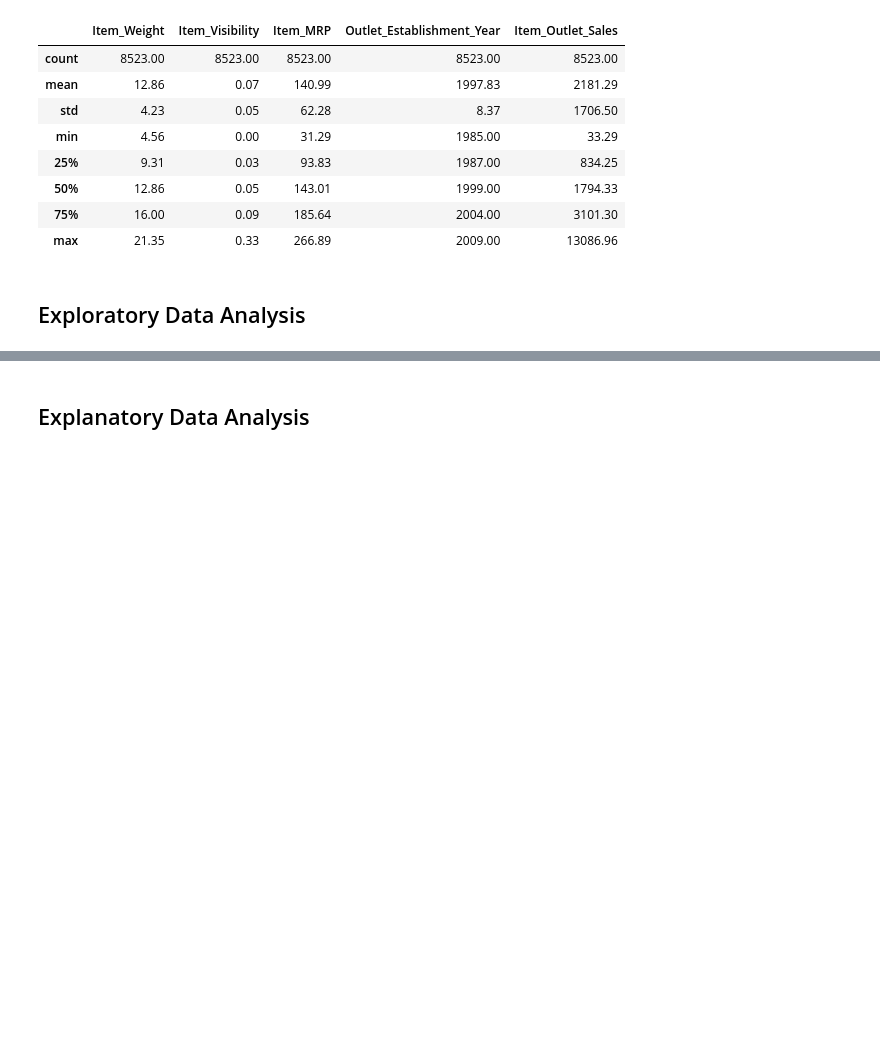
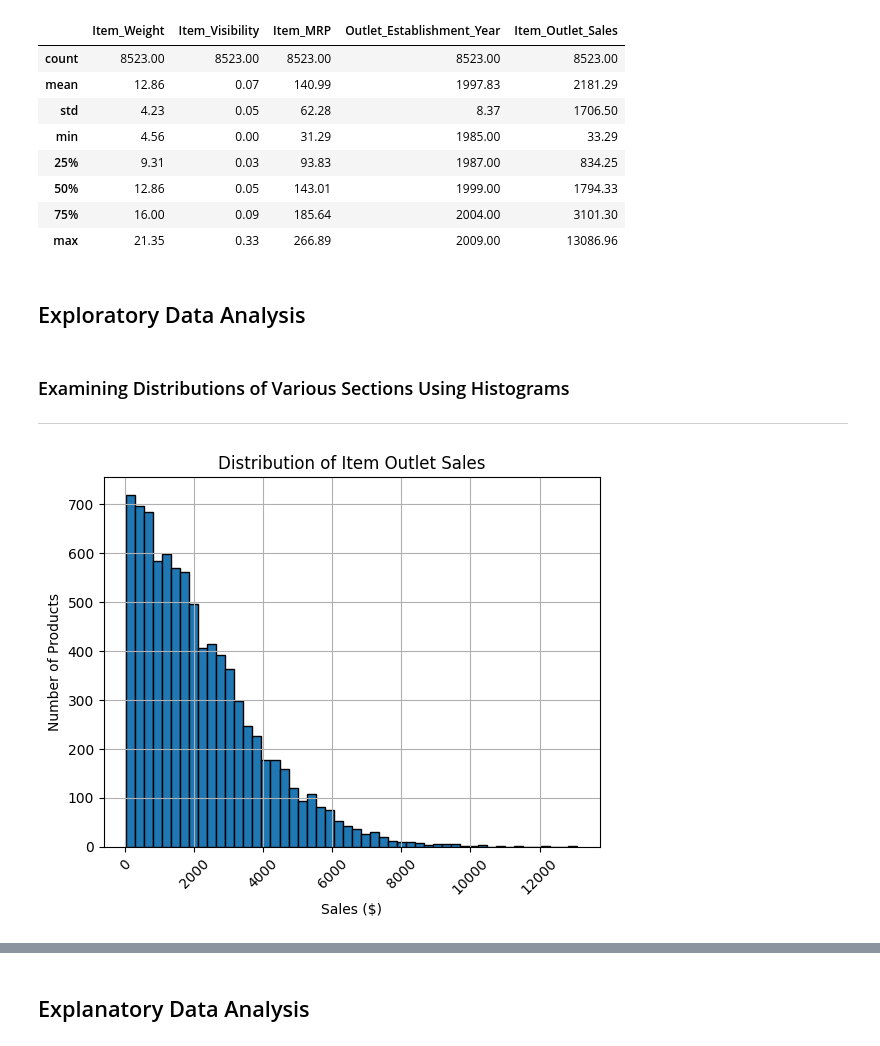
Before and after one commit to Jalicia-Harris/Predictions-of-Product-Sales, a Jupyter notebook: Copy_of_Copy_of_prediction_of_product_sales_jalicia_harris.ipynb, the cells around one changed output, grey strips where cells are left out. Drawn from its saved outputs; the diff is of its cells as text; code cells hidden in the pictures; blank space fills up the shorter version.

```diff
--- a/Copy_of_Copy_of_prediction_of_product_sales_jalicia_harris.ipynb
+++ b/Copy_of_Copy_of_prediction_of_product_sales_jalicia_harris.ipynb
@@ -15,6 +19,6 @@ import numpy as np
 # %%
 # Load file, display column info, and preview rows
-df = pd.read_csv('/content/sales_predictions (1).csv')
+df = pd.read_csv('/content/drive/MyDrive/Data/sales_predictions.csv')
 df.info()
 df.head()
 # %% [output]
@@ -161,3 +167,16 @@ df.describe().round(2)
 | max | 21.35 | 0.33 | 266.89 | 2009.00 | 13086.96 |
 # %% [markdown]
 ## Exploratory Data Analysis
+# %% [markdown]
+### Examining Distributions of Various Sections Using Histograms
+
+---
+# %%
+# Create a histogram to view the distributions of various features in the dateset
+ax = df['Item_Outlet_Sales'].hist(bins=50, edgecolor = 'black')
+ax.tick_params(axis='x', rotation=45)
+ax.set_title('Distribution of Item Outlet Sales')
+ax.set_xlabel('Sales ($)')
+ax.set_ylabel('Number of Products');
+# %% [output]
+[figure, added]
```
Also changed, not shown: parts of 10 cells of this notebook.
